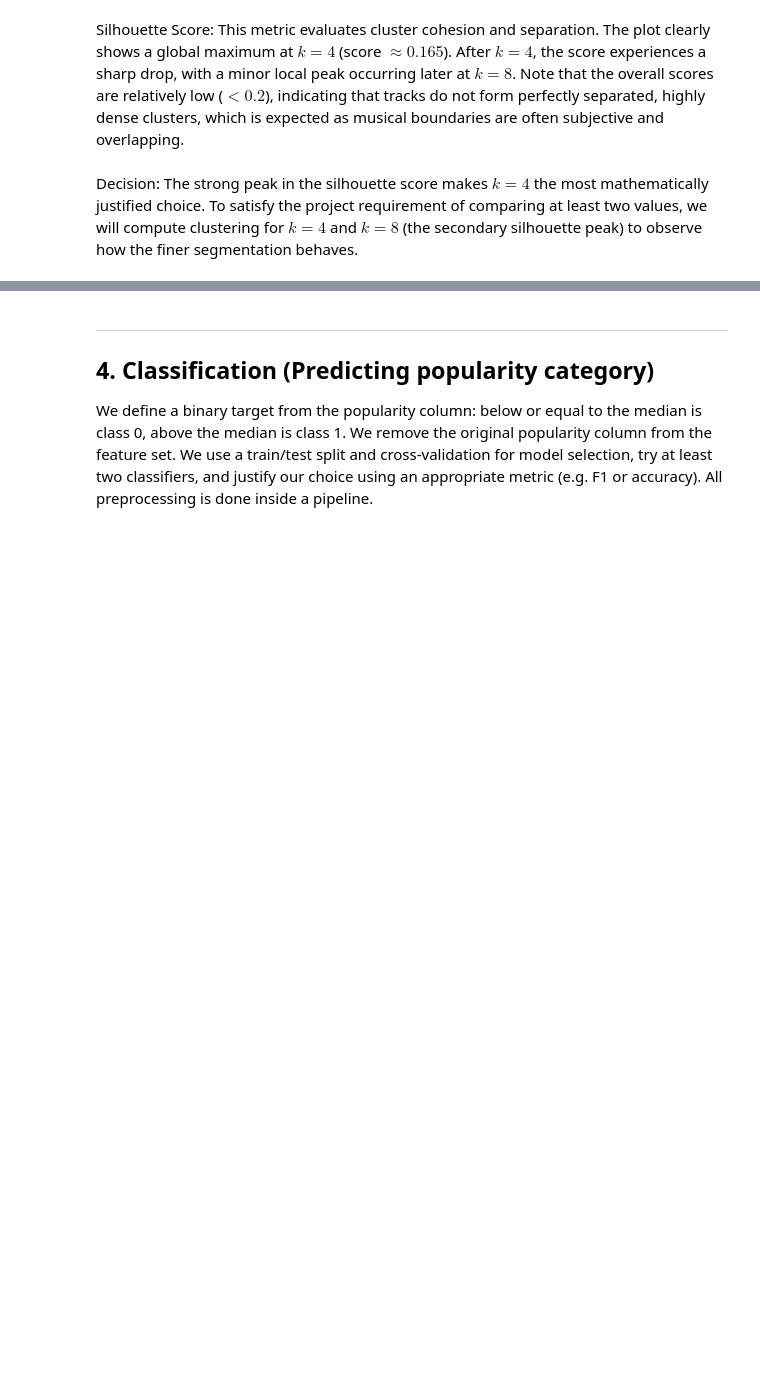
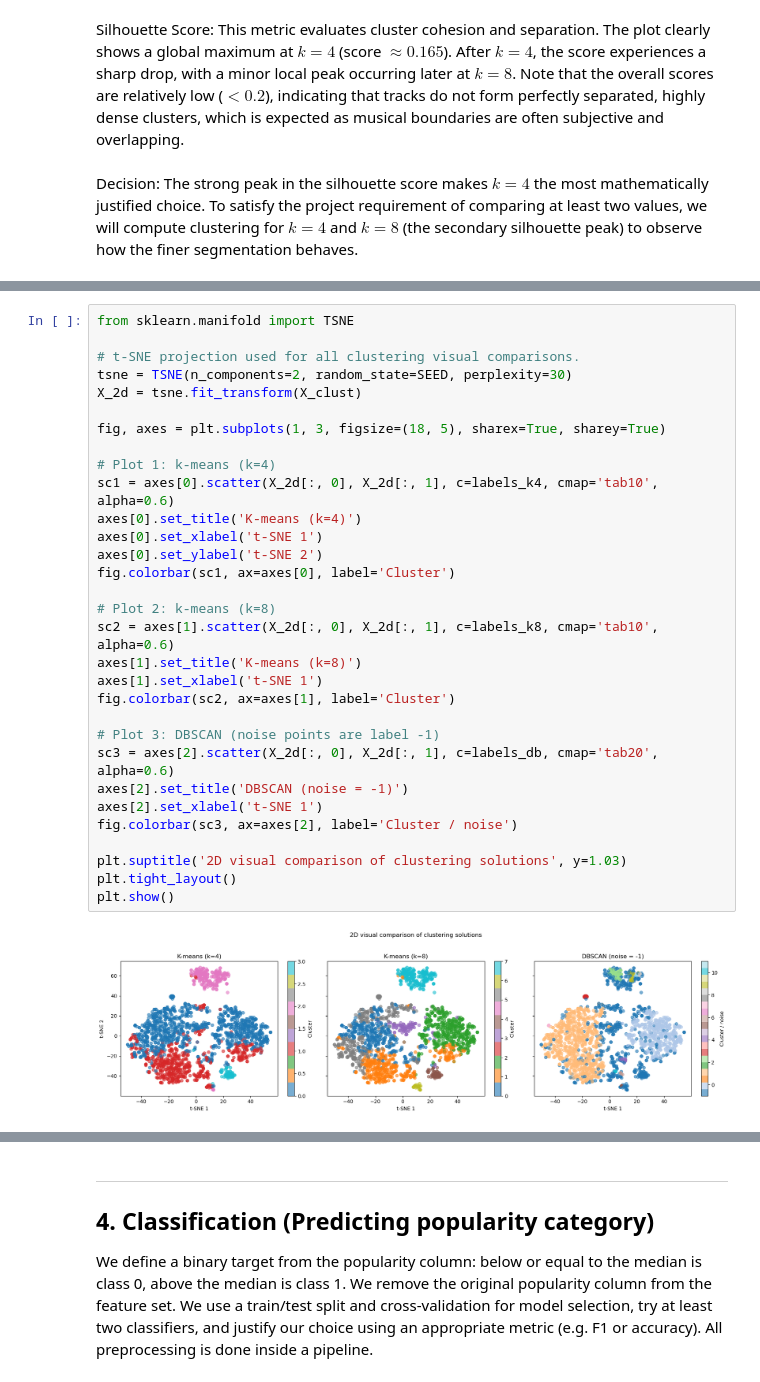
Before and after one commit to cormacGreaney/Predictive-Modelling-on-Spotify-tracks2026-Dataset, a Jupyter notebook: CS4168_Project_Notebook.ipynb, the cells around one changed output, grey strips where cells are left out. Cells and saved outputs as stored; diff of their text form; blank space fills up the shorter version.

```diff
--- a/CS4168_Project_Notebook.ipynb
+++ b/CS4168_Project_Notebook.ipynb
@@ -336,0 +411,33 @@ plt.show()
+# %%
+from sklearn.manifold import TSNE
+
+# t-SNE projection used for all clustering visual comparisons.
+tsne = TSNE(n_components=2, random_state=SEED, perplexity=30)
+X_2d = tsne.fit_transform(X_clust)
+
+fig, axes = plt.subplots(1, 3, figsize=(18, 5), sharex=True, sharey=True)
+
+# Plot 1: k-means (k=4)
+sc1 = axes[0].scatter(X_2d[:, 0], X_2d[:, 1], c=labels_k4, cmap='tab10', alpha=0.6)
+axes[0].set_title('K-means (k=4)')
+axes[0].set_xlabel('t-SNE 1')
+axes[0].set_ylabel('t-SNE 2')
+fig.colorbar(sc1, ax=axes[0], label='Cluster')
+
+# Plot 2: k-means (k=8)
+sc2 = axes[1].scatter(X_2d[:, 0], X_2d[:, 1], c=labels_k8, cmap='tab10', alpha=0.6)
+axes[1].set_title('K-means (k=8)')
+axes[1].set_xlabel('t-SNE 1')
+fig.colorbar(sc2, ax=axes[1], label='Cluster')
+
+# Plot 3: DBSCAN (noise points are label -1)
+sc3 = axes[2].scatter(X_2d[:, 0], X_2d[:, 1], c=labels_db, cmap='tab20', alpha=0.6)
+axes[2].set_title('DBSCAN (noise = -1)')
+axes[2].set_xlabel('t-SNE 1')
+fig.colorbar(sc3, ax=axes[2], label='Cluster / noise')
+
+plt.suptitle('2D visual comparison of clustering solutions', y=1.03)
+plt.tight_layout()
+plt.show()
+# %% [output]
+[figure, added]
```
Also changed, not shown: parts of 26 cells of this notebook.
